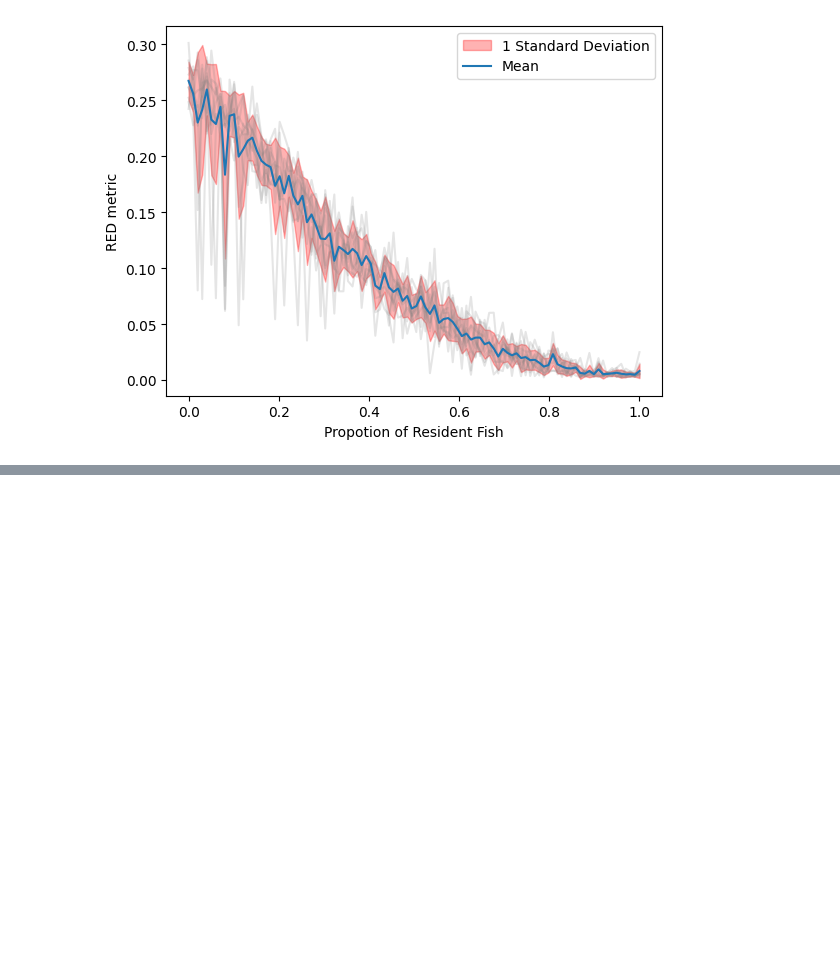
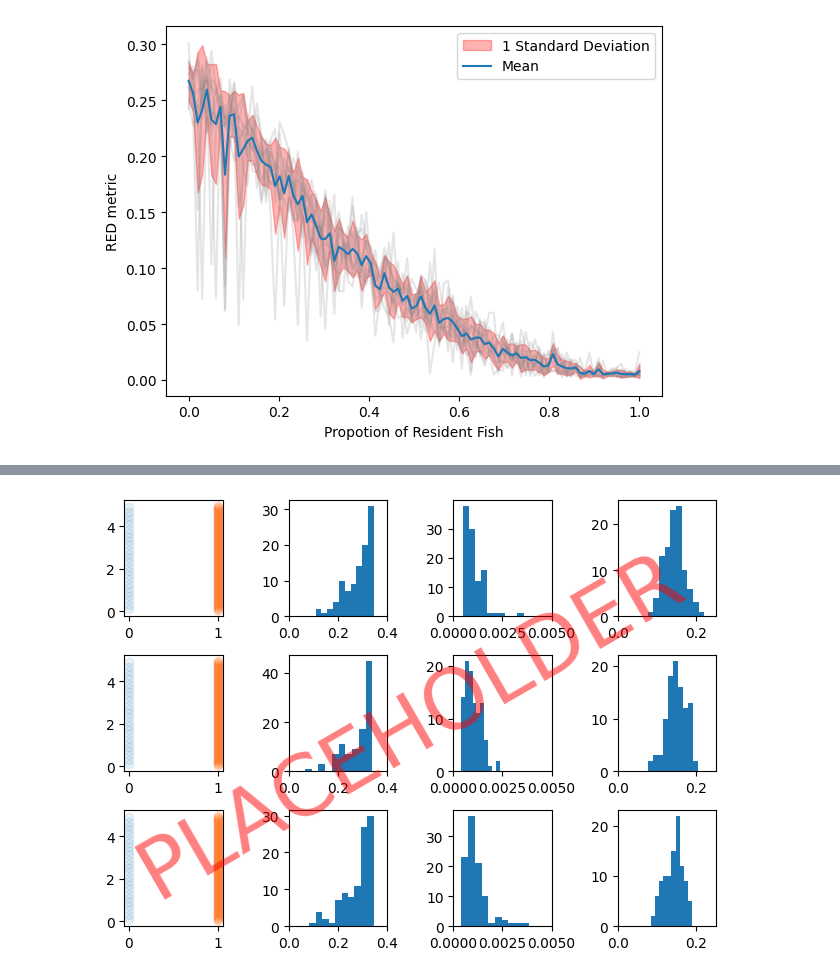
Before and after one commit to jtkaarerasmussen/hml_fp, a Jupyter notebook: paper_plots.ipynb, the cells around one changed output, grey strips where cells are left out. Saved outputs shown, nothing was run; the diff lists cells and outputs as text; code cells hidden in the pictures; blank space fills up the shorter version.

Commit message:
fixed ic issue in ic_hist

```diff
--- a/paper_plots.ipynb
+++ b/paper_plots.ipynb
@@ -689,0 +665,33 @@ Problems caused by changing habitat sizes:
+# %%
+ic_dirs = np.sort(os.listdir("rsync/ic_hist"))
+param_dirs = np.sort(os.listdir(f"rsync/ic_hist/{ic_dirs[0]}"))
+run_dirs =  np.sort(os.listdir(f"rsync/ic_hist/{ic_dirs[0]}/{param_dirs[0]}"))
+ics = {}
+for ic_d in ic_dirs:
+    ps={}
+    for p_d in param_dirs:
+        reds = []
+        for r_d in run_dirs:
+            s,f = get_all(f"rsync/ic_hist/{ic_d}/{p_d}/{r_d}/")[-1]
+            reds.append(red(s,5))
+        ps[p_d] = reds
+    ics[ic_d] = ps
+# %%
+ic_states = []
+p_d = param_dirs[0]
+for ic_d in ic_dirs:
+    ic_states.append(get_all(f"rsync/ic_hist/{ic_d}/{p_d}/{run_dirs[0]}/")[0])
+# %%
+x_ranges = [(0,0.4),(0,0.005),(0,0.25)]
+y_ranges = [(0,45),(0,40),(0,25)]
+fig, ax = plt.subplots(3,4)
+for ic_num, i_d in enumerate(ic_dirs):
+    ax[ic_num,0].scatter(np.zeros_like(ic_states[ic_num][0]),ic_states[ic_num][0],alpha=0.1)
+    ax[ic_num,0].scatter(np.zeros_like(ic_states[ic_num][1])+1,ic_states[ic_num][1],alpha=0.01)
+    for p_num, p_d in enumerate(param_dirs):
+        ax[ic_num,p_num+1].hist(ics[i_d][p_d])
+        ax[ic_num,p_num+1].set_xlim(x_ranges[p_num])
+fig.text(0.5, 0.5, 'PLACEHOLDER', fontsize=60, color='red', alpha=0.5,ha='center', va='center', rotation=30)
+fig.tight_layout()
+# %% [output]
+[figure, added]
```
Also changed, not shown: parts of 12 cells of this notebook, 2 other files.
